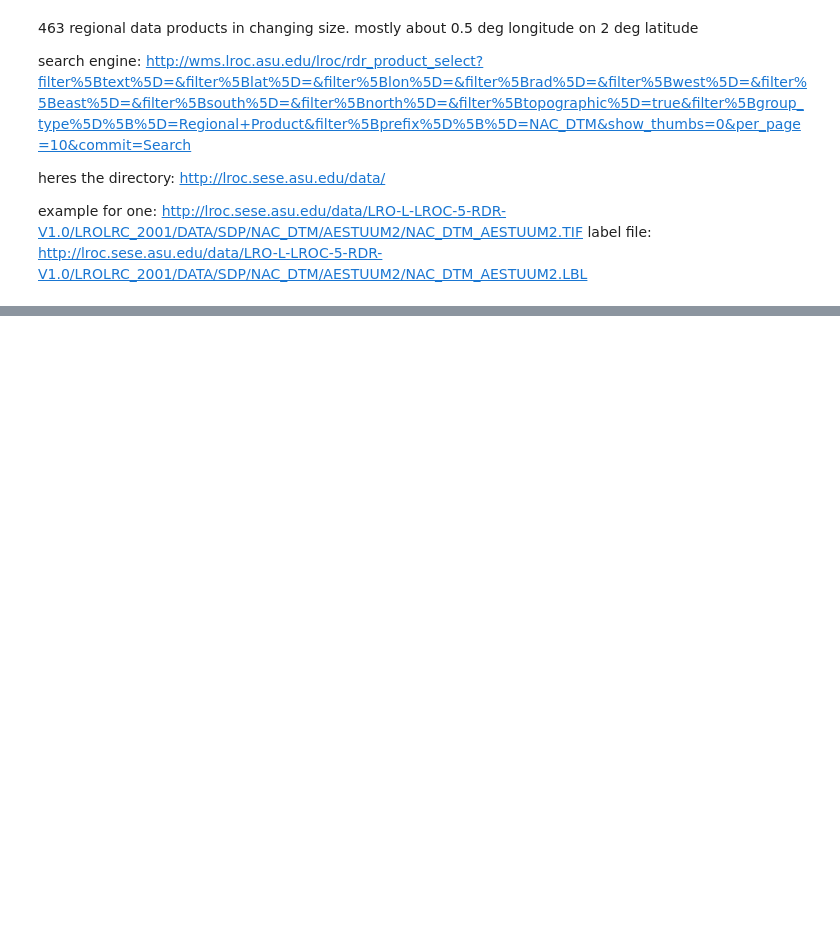
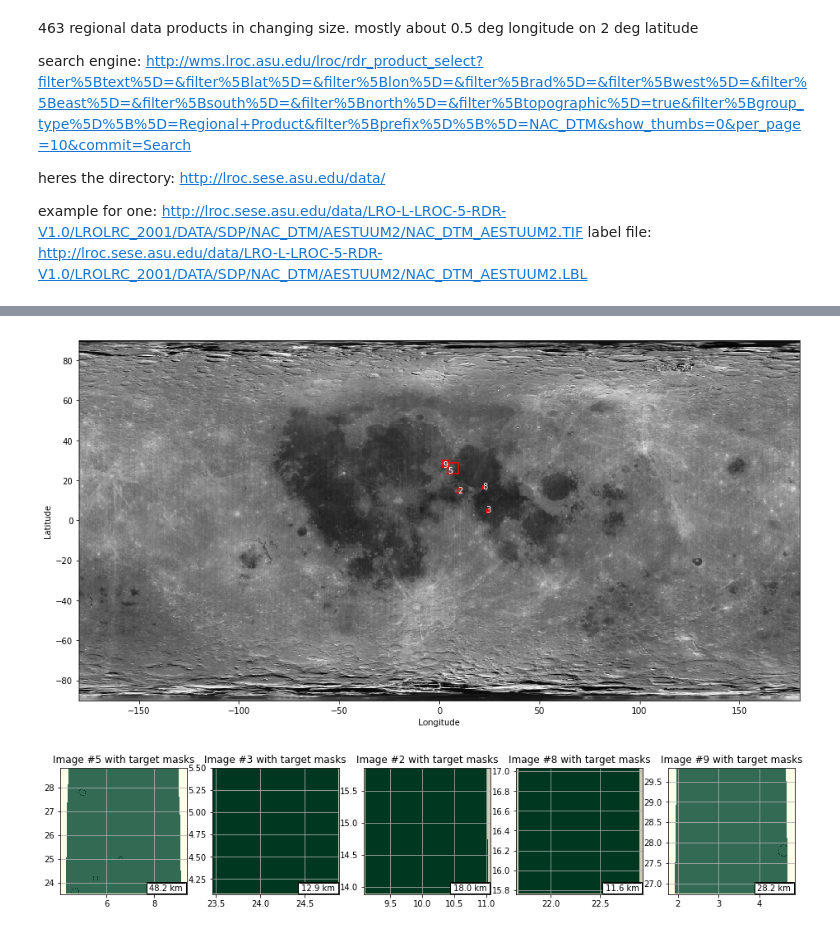
Before and after one commit to silburt/DeepMoon, a Jupyter notebook: DeepMoon_starter.ipynb, the cells around one changed output, grey strips where cells are left out. Saved outputs shown, nothing was run; the diff lists cells and outputs as text; code cells hidden in the pictures; blank space fills up the shorter version.

```diff
--- a/DeepMoon_starter.ipynb
+++ b/DeepMoon_starter.ipynb
@@ -532,0 +619,46 @@ http://lroc.sese.asu.edu/data/LRO-L-LROC-5-RDR-V1.0/LROLRC_2001/DATA/SDP/NAC_DTM
+# %%
+# Read in and pre-process data.
+gen_imgs = h5py.File(zenodo_path + '/' + fn + '_images.hdf5', 'r')
+sample_data = {'imgs': [gen_imgs['input_images'][...].astype('float32'),
+                        gen_imgs['target_masks'][...].astype('float32')]}
+proc.preprocess(sample_data)
+sd_input_images = sample_data['imgs'][0]
+sd_target_masks = sample_data['imgs'][1]
+# %%
+# See 5 images of the set we produced:
+show_subset = np.random.choice(range(len(gen_imgs['cll_xy'])),size=5, replace=False)
+fig = plt.figure(figsize=[16, 8])
+al_map = plt.imshow(albedo, extent=[-180, 180, -90, 90], aspect="equal", cmap="Greys_r")
+plt.xlabel("Longitude"); plt.ylabel("Latitude")
+for i in show_subset:
+  llon,rlon,llat,ulat=gen_imgs['longlat_bounds']['img_{:02d}'.format(i)][...]
+  h1,=plt.plot([llon, llon, rlon, rlon, llon],[llat, ulat, ulat, llat, llat],'r')
+  plt.text(llon,llat,str(i), color='w')
+
+def plot_map_w_scalebar2(ax,train_imgs,im_num):
+  im_lims = train_imgs['longlat_bounds']['img_{:02d}'.format(im_num)][...]
+  #streching due to projection:
+#   d=np.diff(im_lims[:2])/np.cos(np.deg2rad(im_lims[2:].mean()))
+#   im_lims[0]-=d/2;im_lims[1]+=d/2
+  plt.imshow(train_imgs['input_images'][im_num][...], extent=im_lims, origin='upper',
+             cmap='YlGn', aspect='equal') #, vmin=50, vmax=150
+  plt.imshow(1-train_imgs['target_masks'][im_num][...], alpha=0.2, extent=im_lims,
+             origin='upper', cmap='Greys_r', aspect='equal')
+#   np.cos(np.deg2rad(im_lims[2:].mean()))
+  plt.title('Image #{} with target masks'.format(im_num))
+  l,r=plt.xlim()
+  barlength = 0.3*(r-l)
+  bartext = '{:2.1f} km'.format(barlength*kmperdeg)
+  bar = AnchoredSizeBar(ax.transData, barlength, bartext, 4)
+  ax.add_artist(bar)
+  ax.grid()
+  return im_lims
+
+
+fig2 = plt.figure(figsize=[16, 8])
+for i, im_num in enumerate(show_subset):
+  ax=plt.subplot(len(show_subset)//5,5,i+1)
+  plot_map_w_scalebar2(ax,gen_imgs,im_num)
+# %% [output]
+[figure, added]
+[figure, added]
```
Also changed, not shown: parts of 40 cells of this notebook.
